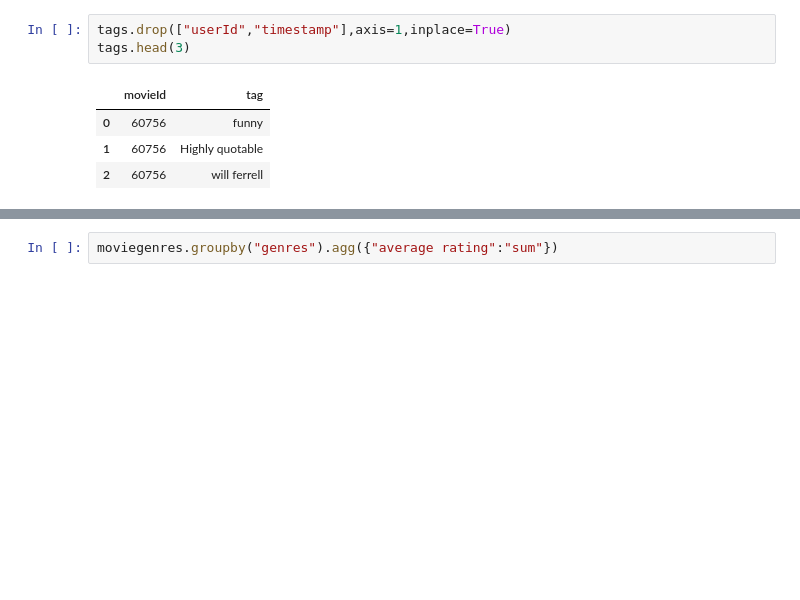
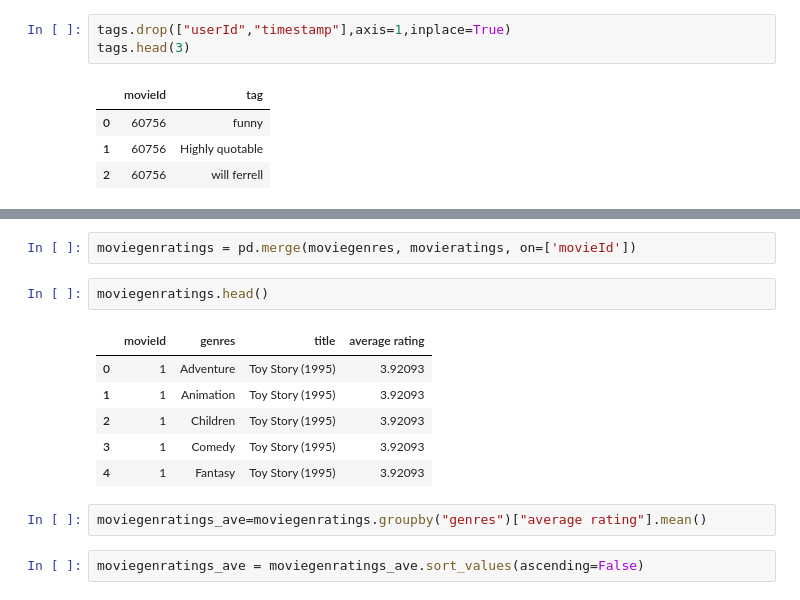
Before and after one commit to RuotingZheng/Movielens, a Jupyter notebook: notebook/Weekend-movie-trip.ipynb, the cells around one changed output, grey strips where cells are left out. Cells and saved outputs as stored; diff of their text form; blank space fills up the shorter version.

```diff
--- a/notebook/Weekend-movie-trip.ipynb
+++ b/notebook/Weekend-movie-trip.ipynb
@@ -191,2 +211,15 @@ tags.head(3)
+# %%
+moviegenratings = pd.merge(moviegenres, movieratings, on=['movieId'])
+# %%
+moviegenratings.head()
+# %% [output]
+|  | movieId | genres | title | average rating |
+| 0 | 1 | Adventure | Toy Story (1995) | 3.92093 |
+| 1 | 1 | Animation | Toy Story (1995) | 3.92093 |
+| 2 | 1 | Children | Toy Story (1995) | 3.92093 |
+| 3 | 1 | Comedy | Toy Story (1995) | 3.92093 |
+| 4 | 1 | Fantasy | Toy Story (1995) | 3.92093 |
 # %%
-moviegenres.groupby("genres").agg({"average rating":"sum"})
+moviegenratings_ave=moviegenratings.groupby("genres")["average rating"].mean()
+# %%
+moviegenratings_ave = moviegenratings_ave.sort_values(ascending=False)
```
Also changed, not shown: parts of 16 cells of this notebook.
